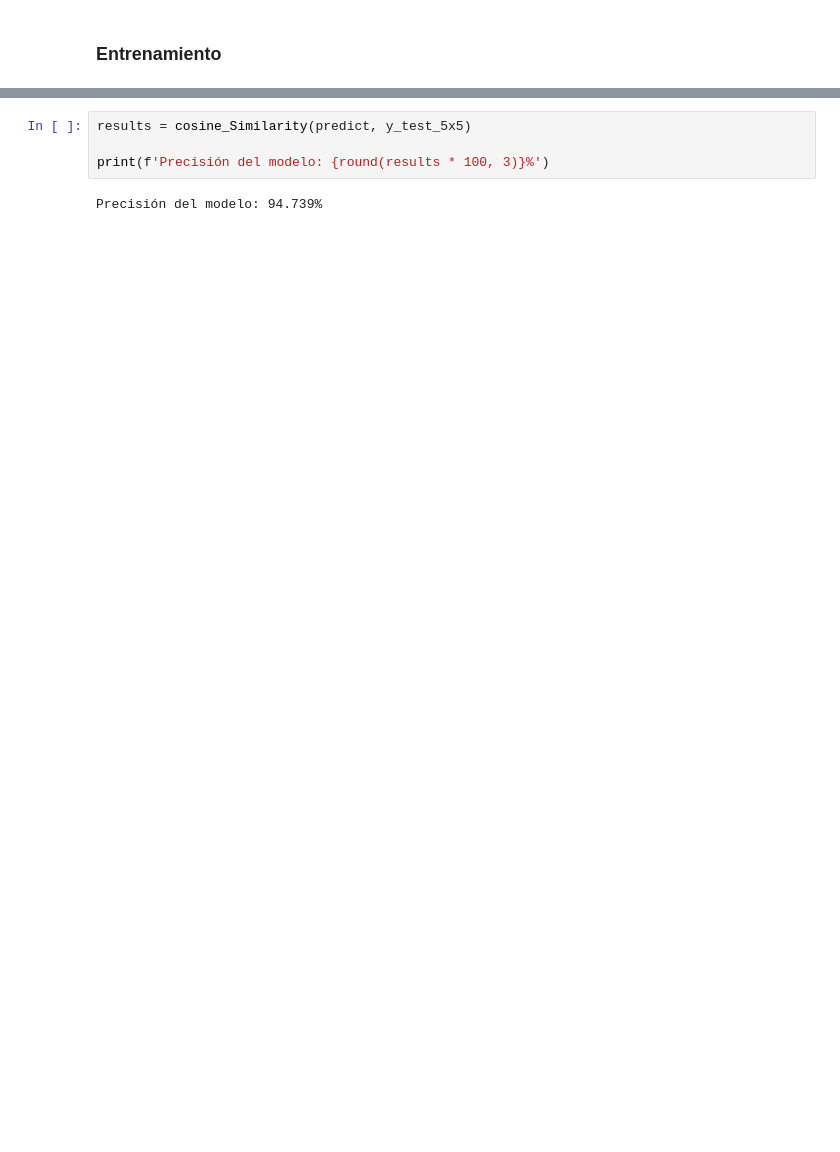
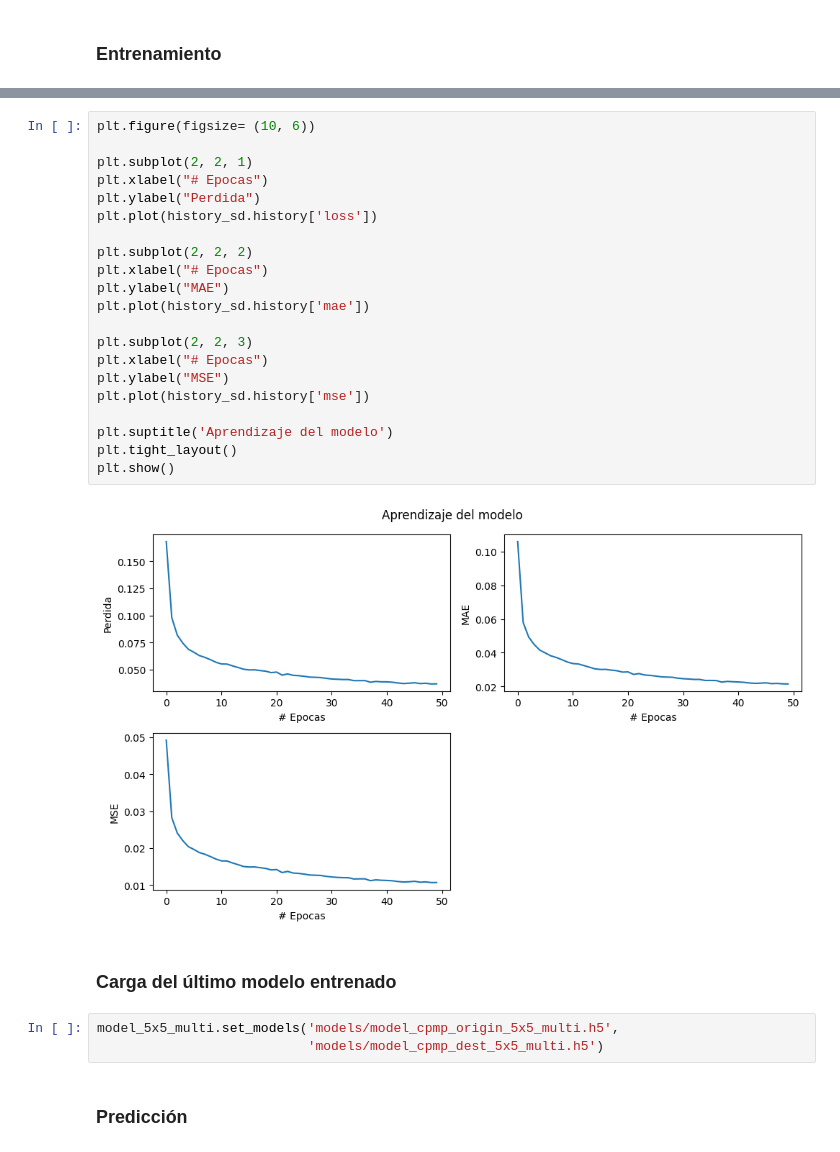
Before and after one commit to LosWillyAmigos/CPMP_With_attetion, a Jupyter notebook: CPMP_with_attention.ipynb, the cells around one changed output, grey strips where cells are left out. Saved outputs shown, nothing was run; the diff lists cells and outputs as text; blank space fills up the shorter version.

```diff
--- a/CPMP_with_attention.ipynb
+++ b/CPMP_with_attention.ipynb
@@ -312,6 +296,30 @@ predict = model_5x5_multi.predict(X_test_5x5)
-# %%
-results = cosine_Similarity(predict, y_test_5x5)
-
-print(f'Precisión del modelo: {round(results * 100, 3)}%')
-# %% [output]
-Precisión del modelo: 94.739%
+# %%
+plt.figure(figsize= (10, 6))
+
+plt.subplot(2, 2, 1)
+plt.xlabel("# Epocas")
+plt.ylabel("Perdida")
+plt.plot(history_sd.history['loss'])
+
+plt.subplot(2, 2, 2)
+plt.xlabel("# Epocas")
+plt.ylabel("MAE")
+plt.plot(history_sd.history['mae'])
+
+plt.subplot(2, 2, 3)
+plt.xlabel("# Epocas")
+plt.ylabel("MSE")
+plt.plot(history_sd.history['mse'])
+
+plt.suptitle('Aprendizaje del modelo')
+plt.tight_layout()
+plt.show()
+# %% [output]
+[figure, added]
+# %% [markdown]
+### Carga del último modelo entrenado
+# %%
+model_5x5_multi.set_models('models/model_cpmp_origin_5x5_multi.h5',
+                           'models/model_cpmp_dest_5x5_multi.h5')
+# %% [markdown]
+### Predicción
```
Also changed, not shown: parts of 26 cells of this notebook, 10 other files.
